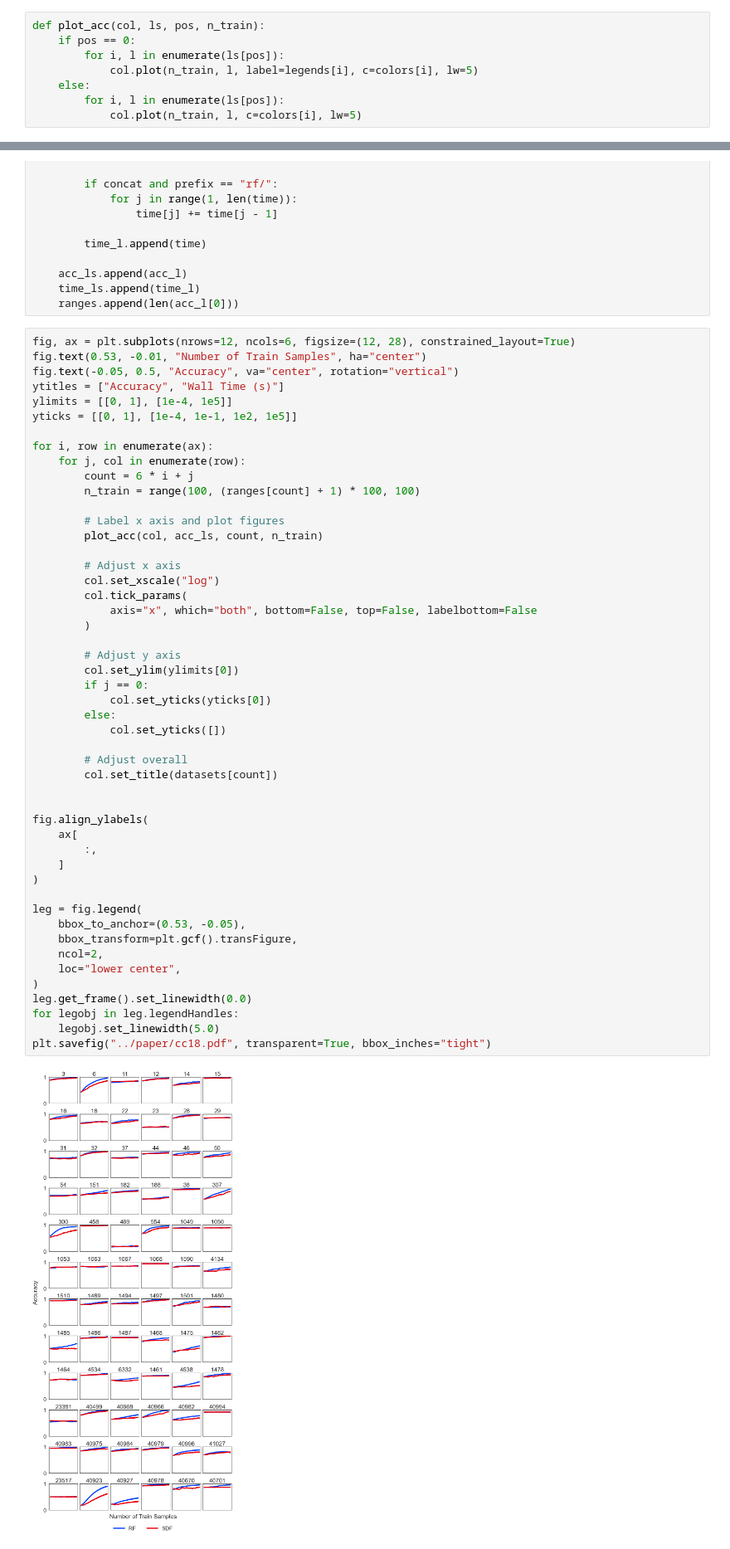
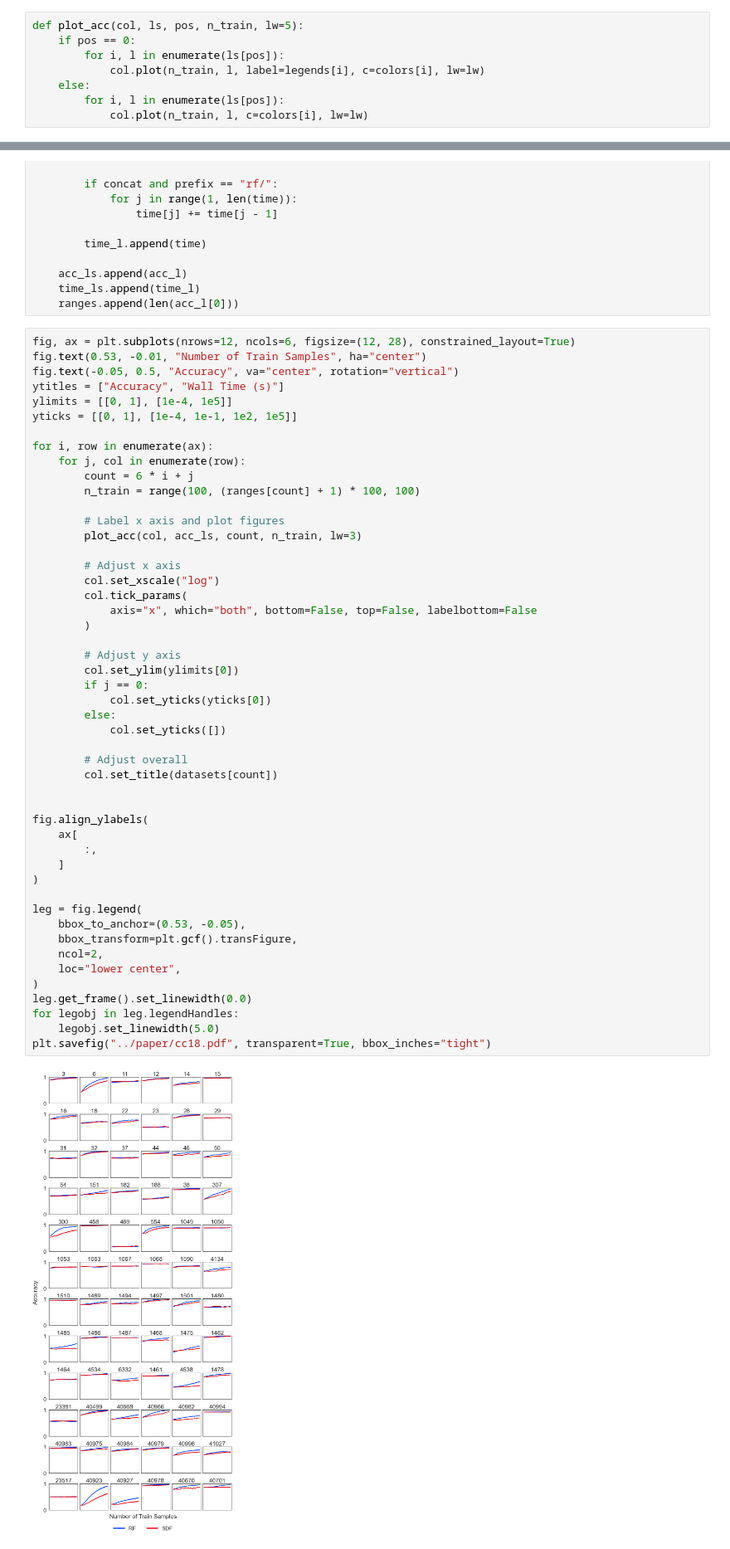
Before and after one commit to neurodata/SDTF, a Jupyter notebook: docs/cc18.ipynb, the cells around one changed output, grey strips where cells are left out. Shown: that part at 83% size. Saved outputs shown, nothing was run; the diff lists cells and outputs as text.

Commit message:
ENH & DOC update figures & notebooks

```diff
--- a/docs/cc18.ipynb
+++ b/docs/cc18.ipynb
@@ -16,13 +16,13 @@ sns.set(
     color_codes=True, palette="bright", style="white", context="talk", font_scale=1.5
 )
 # %%
-def plot_acc(col, ls, pos, n_train):
+def plot_acc(col, ls, pos, n_train, lw=5):
     if pos == 0:
         for i, l in enumerate(ls[pos]):
-            col.plot(n_train, l, label=legends[i], c=colors[i], lw=5)
+            col.plot(n_train, l, label=legends[i], c=colors[i], lw=lw)
     else:
         for i, l in enumerate(ls[pos]):
-            col.plot(n_train, l, c=colors[i], lw=5)
+            col.plot(n_train, l, c=colors[i], lw=lw)
 # %%
 directory = "../benchmarks/results/"
 prefixes = ["rf/", "sdf/"]
@@ -78,7 +78,7 @@ for i, row in enumerate(ax):
         n_train = range(100, (ranges[count] + 1) * 100, 100)
 
         # Label x axis and plot figures
-        plot_acc(col, acc_ls, count, n_train)
+        plot_acc(col, acc_ls, count, n_train, lw=3)
 
         # Adjust x axis
         col.set_xscale("log")
@@ -87,31 +87,31 @@ for i, row in enumerate(ax):
         )
 
         # Adjust y axis
         col.set_ylim(ylimits[0])
         if j == 0:
             col.set_yticks(yticks[0])
         else:
             col.set_yticks([])
 
         # Adjust overall
         col.set_title(datasets[count])
 
 
 fig.align_ylabels(
     ax[
         :,
     ]
 )
 
 leg = fig.legend(
     bbox_to_anchor=(0.53, -0.05),
     bbox_transform=plt.gcf().transFigure,
     ncol=2,
     loc="lower center",
 )
 leg.get_frame().set_linewidth(0.0)
 for legobj in leg.legendHandles:
     legobj.set_linewidth(5.0)
 plt.savefig("../paper/cc18.pdf", transparent=True, bbox_inches="tight")
 # %% [output]
-[figure, old version]
+[figure, new version]
```
Also changed, not shown: 11 other files.
